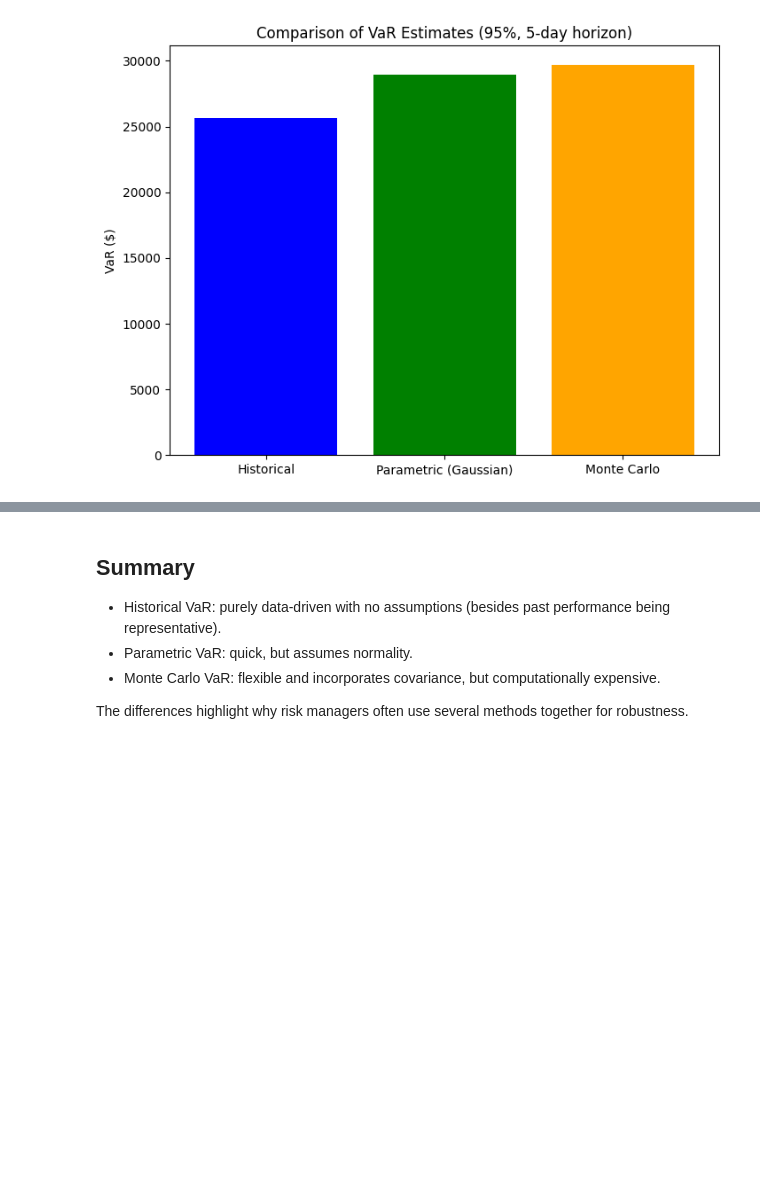
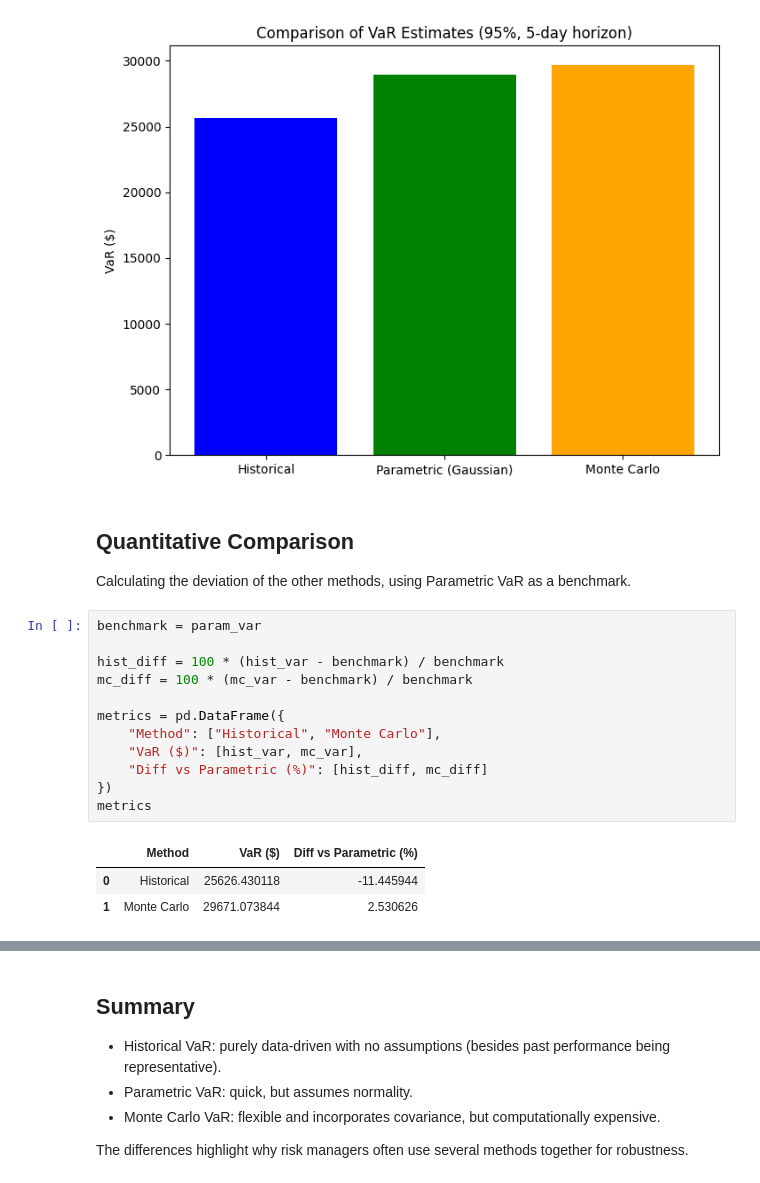
Before and after one commit to MylesOWard/VAR-and-Estimated-Shortfall, a Jupyter notebook: notebooks/04_var_comparison.ipynb, the cells around one changed output, grey strips where cells are left out. Saved outputs shown, nothing was run; the diff lists cells and outputs as text; blank space fills up the shorter version.

Commit message:
Updated 04 with quantitative comparison

```diff
--- a/notebooks/04_var_comparison.ipynb
+++ b/notebooks/04_var_comparison.ipynb
@@ -76,3 +77,22 @@ plt.title("Comparison of VaR Estimates (95%, 5-day horizon)")
 plt.show()
 # %% [output]
 [figure]
+# %% [markdown]
+## Quantitative Comparison
+Calculating the deviation of the other methods, using Parametric VaR as a benchmark.
+# %%
+benchmark = param_var
+
+hist_diff = 100 * (hist_var - benchmark) / benchmark
+mc_diff = 100 * (mc_var - benchmark) / benchmark
+
+metrics = pd.DataFrame({
+    "Method": ["Historical", "Monte Carlo"],
+    "VaR ($)": [hist_var, mc_var],
+    "Diff vs Parametric (%)": [hist_diff, mc_diff]
+})
+metrics
+# %% [output]
+|  | Method | VaR ($) | Diff vs Parametric (%) |
+| 0 | Historical | 25626.430118 | -11.445944 |
+| 1 | Monte Carlo | 29671.073844 | 2.530626 |
```
Also changed, not shown: parts of 4 cells of this notebook.
